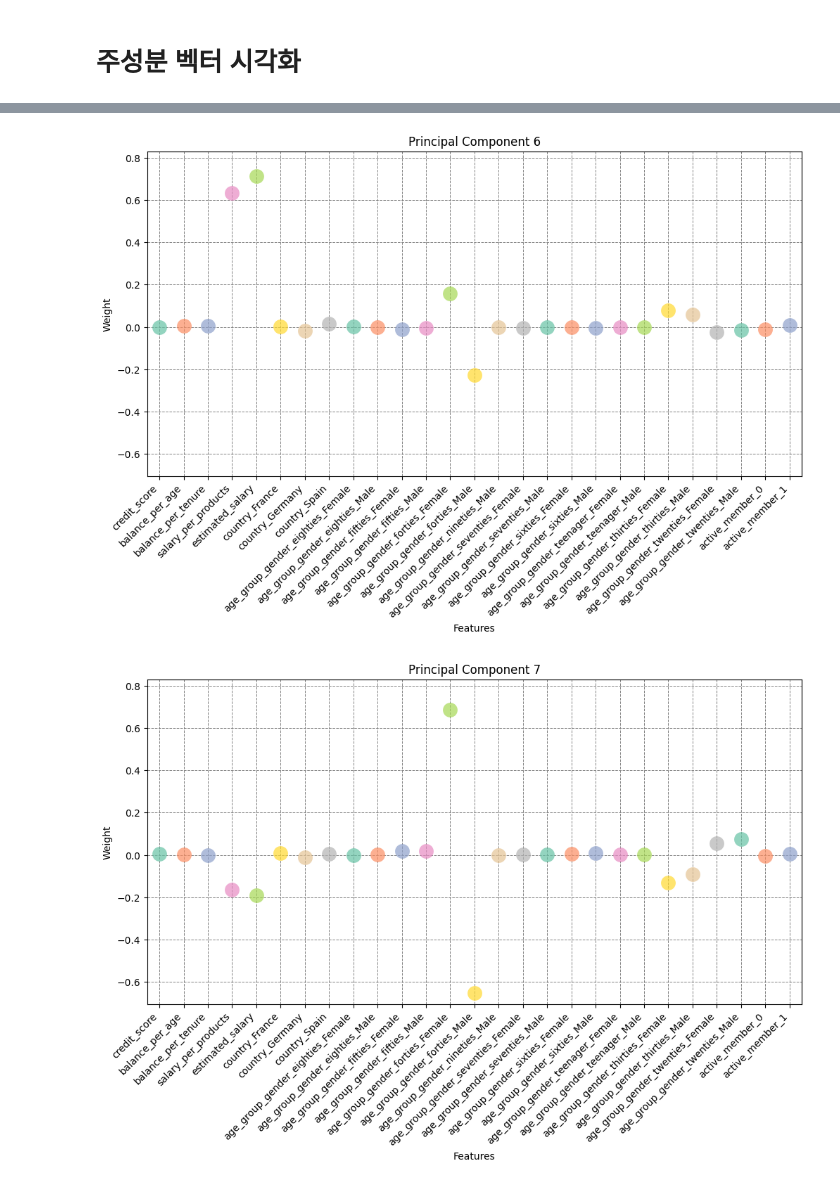
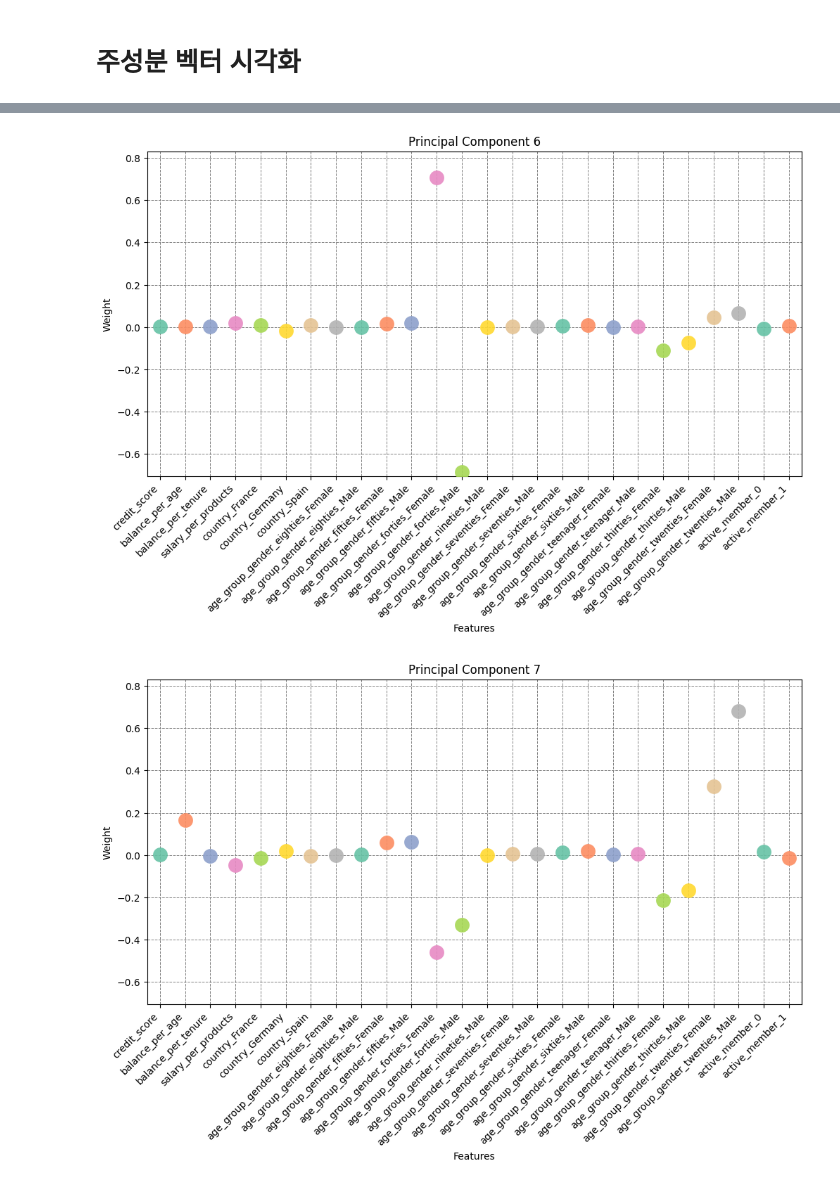
Before and after one commit to coconutkim/project_churn, a Jupyter notebook: real6.ipynb, the cells around one changed output, grey strips where cells are left out. Drawn from its saved outputs; the diff is of its cells as text; code cells hidden in the pictures.

```diff
--- a/real6.ipynb
+++ b/real6.ipynb
@@ -206,7 +206,7 @@ Index(['credit_score', 'credit__section', 'country', 'age', 'age_group',
        'estimated_salary', 'salary_range', 'churn'],
       dtype='object')
 # %%
-df_after=df.drop(['credit__section','age', 'age_group','gender','tenure','balance','balance_group','products_number','credit_card','salary_range'],axis=1)
+df_after=df.drop(['credit__section','age', 'age_group','gender','tenure','balance','balance_group','products_number','credit_card','salary_range','estimated_salary'],axis=1)
 df_after
 # %% [output]
 |  | credit_score | country | age_group_gender | balance_per_age | balance_per_tenure | salary_per_products | ... |
@@ -584,7 +582,7 @@ X.shape[1]
 import pandas as pd
 from sklearn.decomposition import PCA
 
-n=8
+n=7
 li=[]
 for i in range(1,n+1):
     prin=f'principal {i}'
@@ -592,7 +590,7 @@ for i in range(1,n+1):
 
 # 2. PCA 적용
 pca = PCA(n_components=n)  # 주성분의 개수 설정
-principal_components = pca.fit_transform(df_standardized)
+principal_components = pca.fit_transform(X)
 
 # 결과를 데이터프레임으로 변환
 pca_df = pd.DataFrame(data=principal_components, columns=li)
@@ -713,14 +669,9 @@ array([0.21542674, 0.37647538, 0.48798365, 0.58256484, 0.65921801,
 # %% [markdown]
 # 주성분 벡터-각 주성분의 원본 특성에 대한 기여도
 # %%
-import pandas as pd
-from sklearn.decomposition import PCA
-
 # 주성분 벡터를 데이터프레임으로 변환
 components_df = pd.DataFrame(
     pca.components_,
-    columns=df_standardized.columns.drop('churn'), # 종속 변수는 제외
+    columns=X.columns,  # 종속 변수 제외한 열 이름
     index=[f'PC{i+1}' for i in range(pca.n_components_)]
 )
-
-print(components_df)
@@ -777,7 +710,7 @@ for i in range(7):
     # 점으로 데이터 표시
     sns.stripplot(x='Feature', y='Weight', hue='Feature', data=melted_df[melted_df['Principal Component'] == f'PC{i+1}'],
               dodge=False, # 점들이 중심에 맞추어 배치되도록 합니다. 기본값은 True로, 이 경우 각 범주에 대해 점이 약간 이동합니다.
-              palette='Set2', size=15, alpha=0.7, jitter=True)
+              palette='Set2', size=15, alpha=0.9, jitter=True)
     plt.title(f'Principal Component {i+1}')
     plt.grid(True, which='both', linestyle='--', linewidth=0.7, color='gray')  # 그리드 추가
     plt.xlabel('Features')
@@ -785,4 +718,6 @@ for i in range(7):
     plt.ylim(min_weight, max_weight)  # y축 범위 설정
     # plt.legend_.remove()  # 범례 제거
     plt.show()
+
+# 벡터는 크기나 방향이 절대적이지 않고 데이터에 따라 상대적이다
 # %% [output]
@@ -794,2 +729,2 @@ for i in range(7):
-[figure, old version]
+[figure, new version]
-[figure, old version]
+[figure, new version]
```
Also changed, not shown: parts of 24 cells of this notebook, 5 other files.
